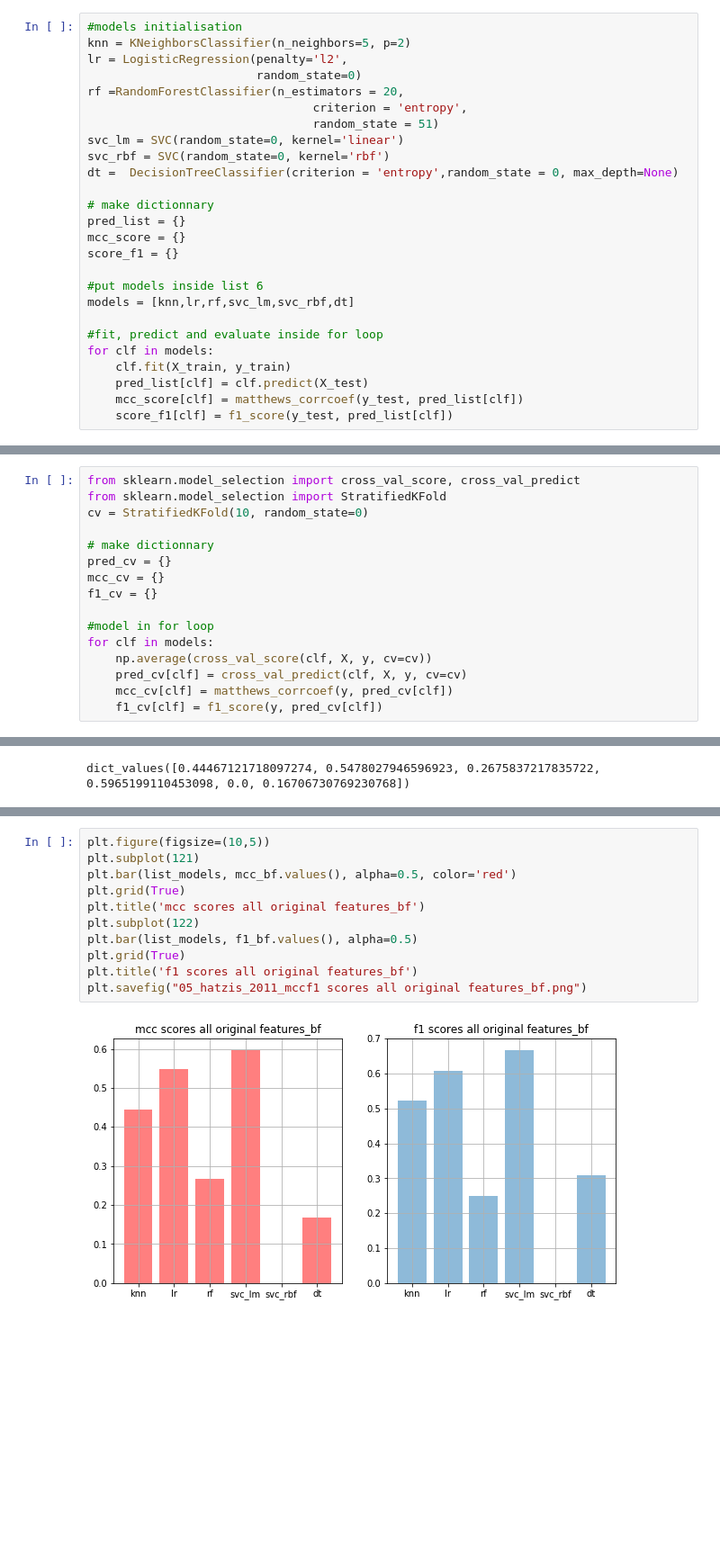
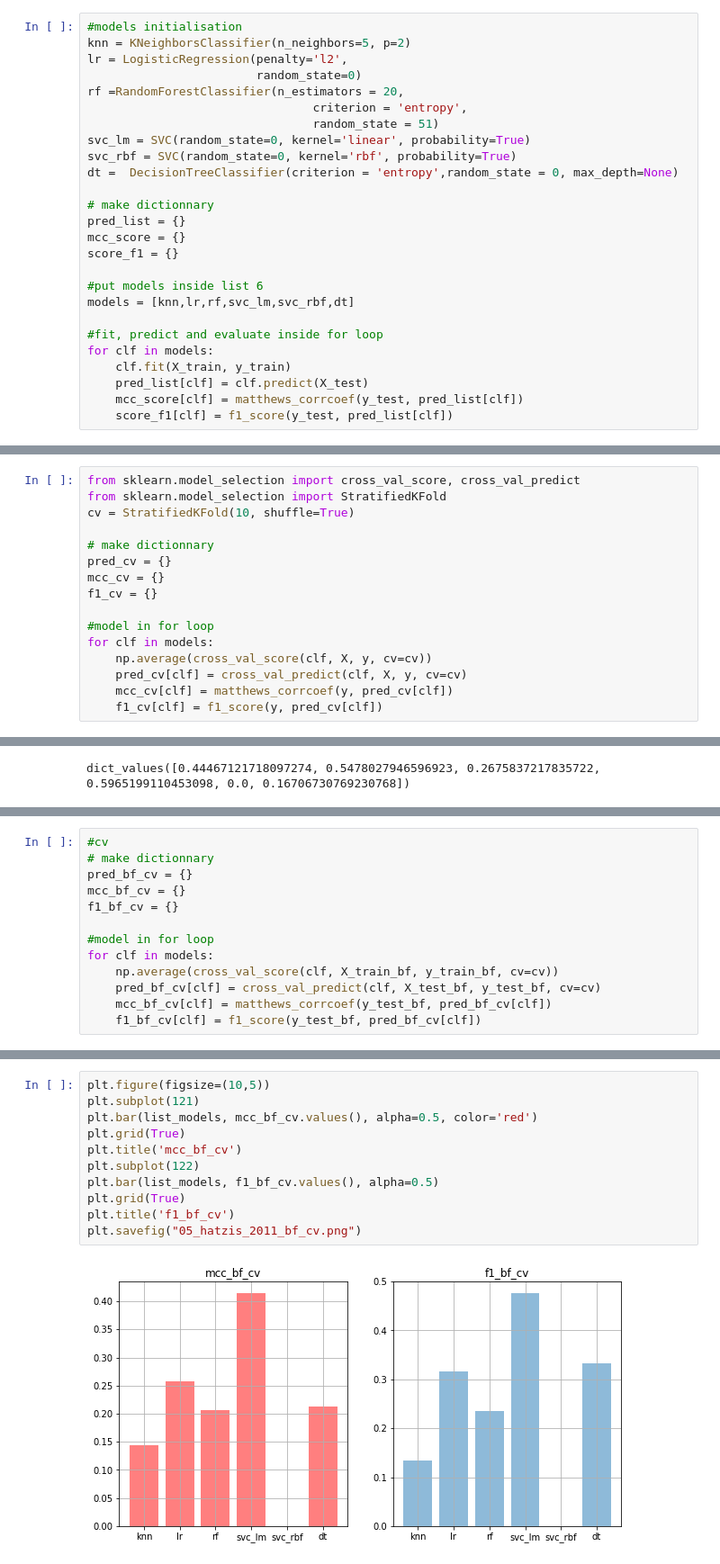
Before and after one commit to dinaOuahbi/Some_MLs-with-python, a Jupyter notebook: 05_hatzis_2011_merge_communc07_resp_gene.ipynb, the cells around one changed output, grey strips where cells are left out. Shown: that part at 90% size. Saved outputs shown, nothing was run; the diff lists cells and outputs as text; blank space fills up the shorter version.

Commit message:
fitting models on second data

```diff
--- a/05_hatzis_2011_merge_communc07_resp_gene.ipynb
+++ b/05_hatzis_2011_merge_communc07_resp_gene.ipynb
@@ -152,8 +151,8 @@ lr = LogisticRegression(penalty='l2',
 rf =RandomForestClassifier(n_estimators = 20,
                                 criterion = 'entropy',
                                 random_state = 51)
-svc_lm = SVC(random_state=0, kernel='linear')
-svc_rbf = SVC(random_state=0, kernel='rbf')
+svc_lm = SVC(random_state=0, kernel='linear', probability=True)
+svc_rbf = SVC(random_state=0, kernel='rbf', probability=True)
 dt =  DecisionTreeClassifier(criterion = 'entropy',random_state = 0, max_depth=None)
 
 # make dictionnary
@@ -200,7 +207,7 @@ print(f1_score(y_test, ab.predict(X_test)))
 # %%
 from sklearn.model_selection import cross_val_score, cross_val_predict
 from sklearn.model_selection import StratifiedKFold
-cv = StratifiedKFold(10, random_state=0)
+cv = StratifiedKFold(10, shuffle=True)
 
 # make dictionnary
 pred_cv = {}
@@ -347,0 +406,13 @@ dict_values([0.44467121718097274, 0.5478027946596923, 0.2675837217835722, 0.5965
+# %%
+#cv
+# make dictionnary
+pred_bf_cv = {}
+mcc_bf_cv = {}
+f1_bf_cv = {}
+
+#model in for loop
+for clf in models:
+    np.average(cross_val_score(clf, X_train_bf, y_train_bf, cv=cv))
+    pred_bf_cv[clf] = cross_val_predict(clf, X_test_bf, y_test_bf, cv=cv)
+    mcc_bf_cv[clf] = matthews_corrcoef(y_test_bf, pred_bf_cv[clf])
+    f1_bf_cv[clf] = f1_score(y_test_bf, pred_bf_cv[clf])
@@ -352,13 +445,13 @@ dict_values([0.5217391304347826, 0.608695652173913, 0.25, 0.6666666666666666, 0.
 # %%
 plt.figure(figsize=(10,5))
 plt.subplot(121)
-plt.bar(list_models, mcc_bf.values(), alpha=0.5, color='red')
+plt.bar(list_models, mcc_bf_cv.values(), alpha=0.5, color='red')
 plt.grid(True)
-plt.title('mcc scores all original features_bf')
+plt.title('mcc_bf_cv')
 plt.subplot(122)
-plt.bar(list_models, f1_bf.values(), alpha=0.5)
+plt.bar(list_models, f1_bf_cv.values(), alpha=0.5)
 plt.grid(True)
-plt.title('f1 scores all original features_bf')
-plt.savefig("05_hatzis_2011_mccf1 scores all original features_bf.png")
+plt.title('f1_bf_cv')
+plt.savefig("05_hatzis_2011_bf_cv.png")
 # %% [output]
-[figure, old version]
+[figure, new version]
```
Also changed, not shown: parts of 50 cells of this notebook, 16 other files.
